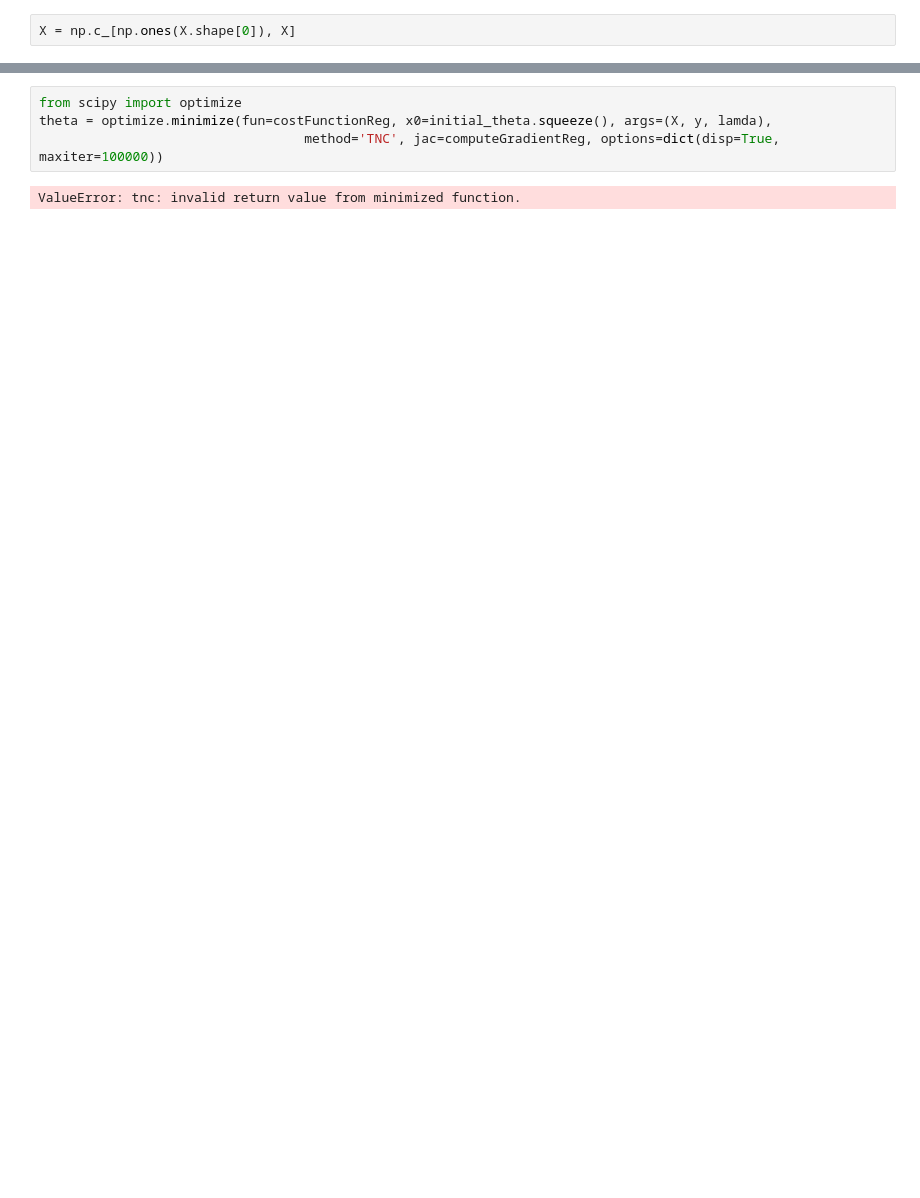
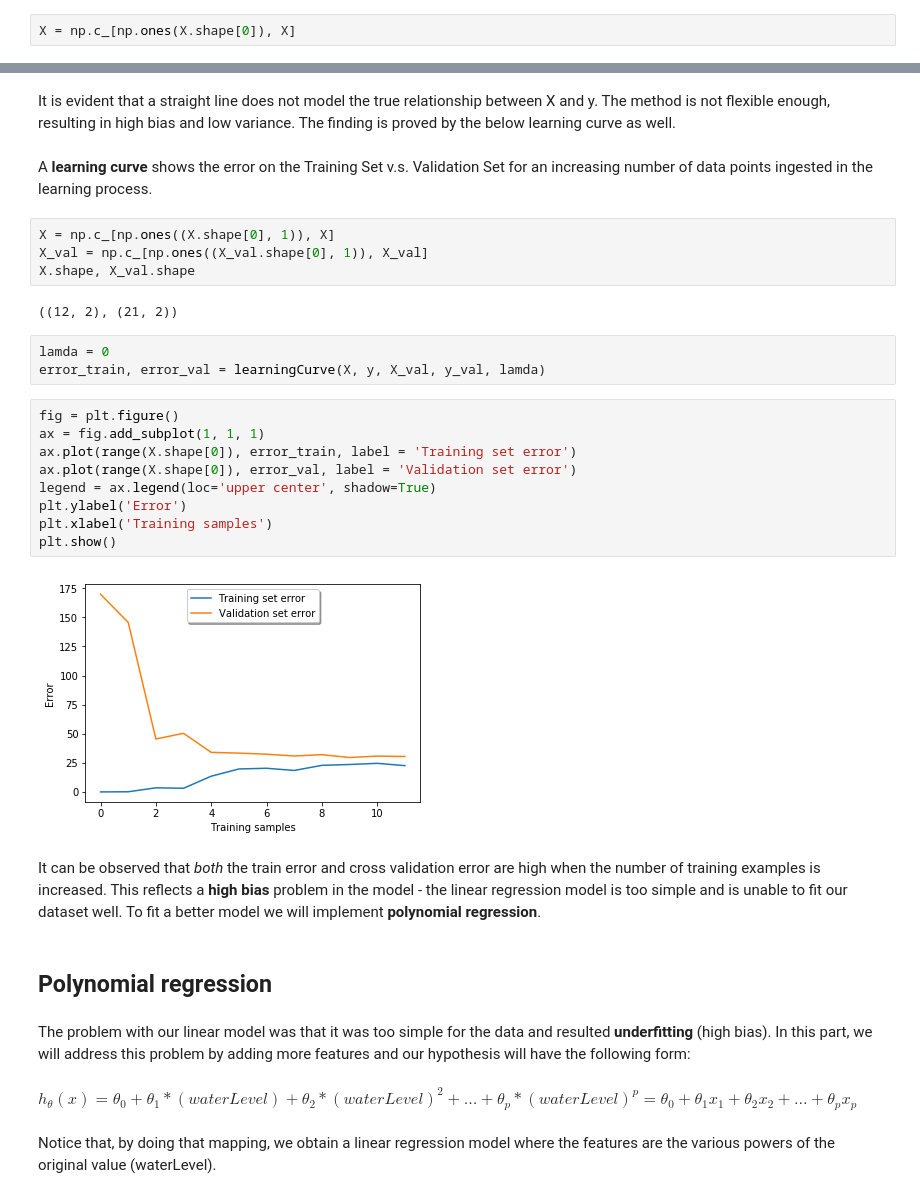
Before and after one commit to Pptr95/machine-learning-AndrewNg, a Jupyter notebook: assignment5/ex5/Bias-Variance-TradeOff.ipynb, the cells around one changed output, grey strips where cells are left out. Cells and saved outputs as stored; diff of their text form; blank space fills up the shorter version.

```diff
--- a/assignment5/ex5/Bias-Variance-TradeOff.ipynb
+++ b/assignment5/ex5/Bias-Variance-TradeOff.ipynb
@@ -123,6 +166,34 @@ plt.show()
-# %%
-from scipy import optimize
-theta = optimize.minimize(fun=costFunctionReg, x0=initial_theta.squeeze(), args=(X, y, lamda),
-                                  method='TNC', jac=computeGradientReg, options=dict(disp=True, maxiter=100000))
-# %% [output]
-ValueError: tnc: invalid return value from minimized function.
+# %% [markdown]
+It is evident that a straight line does not model the true relationship between X and y. The method is not flexible enough, resulting in high bias and low variance. The finding is proved by the below learning curve as well.
+# %% [markdown]
+A **learning curve** shows the error on the Training Set v.s. Validation Set for an increasing number of data points ingested in the learning process.
+# %%
+X = np.c_[np.ones((X.shape[0], 1)), X]
+X_val = np.c_[np.ones((X_val.shape[0], 1)), X_val]
+X.shape, X_val.shape
+# %% [output]
+((12, 2), (21, 2))
+# %%
+lamda = 0
+error_train, error_val = learningCurve(X, y, X_val, y_val, lamda)
+# %%
+fig = plt.figure()
+ax = fig.add_subplot(1, 1, 1)
+ax.plot(range(X.shape[0]), error_train, label = 'Training set error')
+ax.plot(range(X.shape[0]), error_val, label = 'Validation set error')
+legend = ax.legend(loc='upper center', shadow=True)
+plt.ylabel('Error')
+plt.xlabel('Training samples')
+plt.show()
+# %% [output]
+[figure, added]
+# %% [markdown]
+It can be observed that *both* the train error and cross validation error are high when the number of training examples is increased. This reflects a **high bias** problem in the model - the linear regression model is too simple and is unable to fit our dataset well. To fit a better model we will implement **polynomial regression**.
+# %% [markdown]
+## Polynomial regression
+# %% [markdown]
+The problem with our linear model was that it was too simple for the data and resulted **underfitting** (high bias). In this part, we will address this problem by adding more features and our hypothesis will have the following form:
+# %% [markdown]
+$h_\theta(x) = \theta_0 + \theta_1 * (waterLevel) + \theta_2 * (waterLevel)^2 + \dots + \theta_p * (waterLevel)^p =\theta_0 + \theta_1x_1 + \theta_2x_2 + \dots + \theta_px_p$
+# %% [markdown]
+Notice that, by doing that mapping, we obtain a linear regression model where the features are the various powers of the original value (waterLevel).
```
Also changed, not shown: parts of 30 cells of this notebook.
